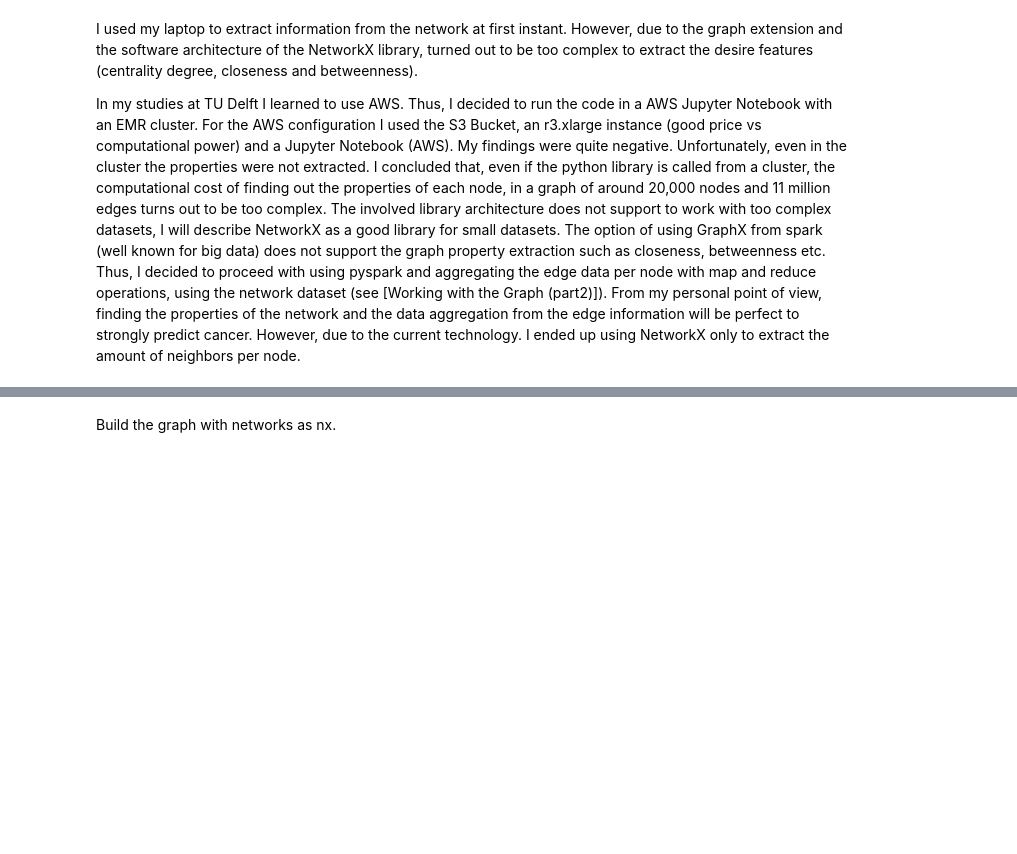
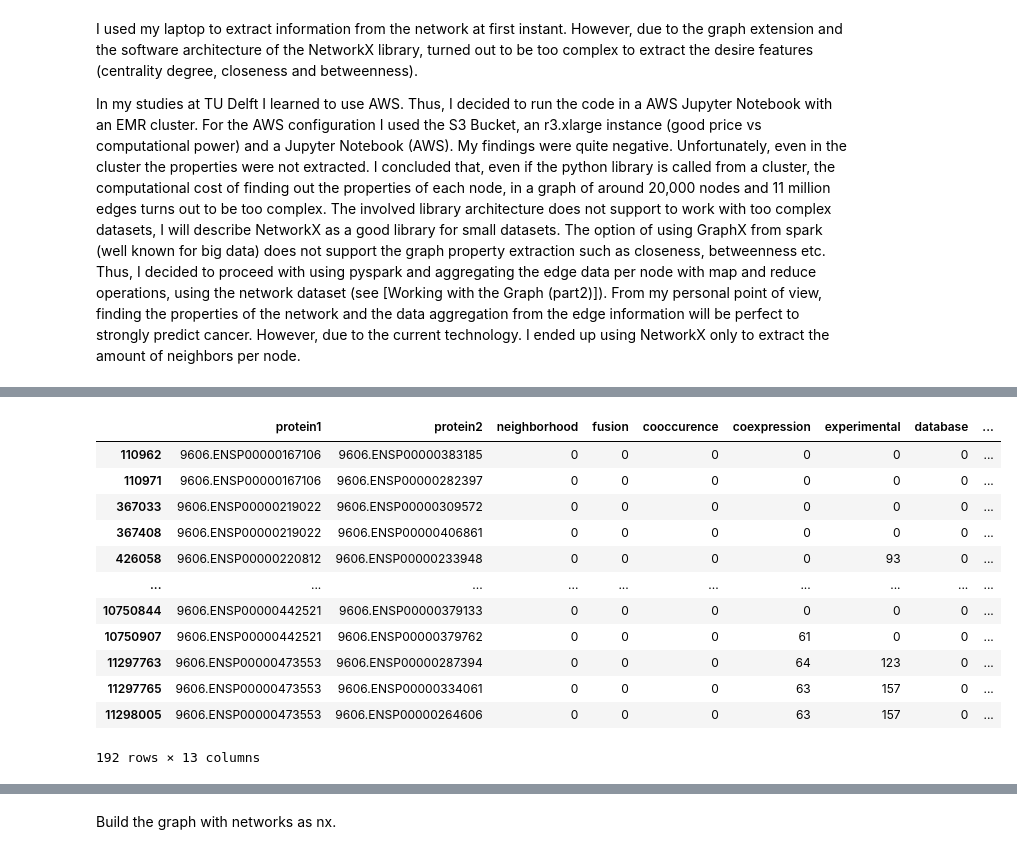
Before and after one commit to nonameforpirate2/DNA, a Jupyter notebook: NetworkAnalysis.ipynb, the cells around one changed output, grey strips where cells are left out. Drawn from its saved outputs; the diff is of its cells as text; code cells hidden in the pictures; blank space fills up the shorter version.

```diff
--- a/NetworkAnalysis.ipynb
+++ b/NetworkAnalysis.ipynb
@@ -775,0 +875,16 @@ proteinNetwork
+# %%
+proteinNetworkCancer[proteinNetworkCancer['cancer_final'] == 1]
+# %% [output]
+|  | protein1 | protein2 | neighborhood | fusion | cooccurence | coexpression | experimental | database | ... |
+| 110962 | 9606.ENSP00000167106 | 9606.ENSP00000383185 | 0 | 0 | 0 | 0 | 0 | 0 | ... |
+| 110971 | 9606.ENSP00000167106 | 9606.ENSP00000282397 | 0 | 0 | 0 | 0 | 0 | 0 | ... |
+| 367033 | 9606.ENSP00000219022 | 9606.ENSP00000309572 | 0 | 0 | 0 | 0 | 0 | 0 | ... |
+| 367408 | 9606.ENSP00000219022 | 9606.ENSP00000406861 | 0 | 0 | 0 | 0 | 0 | 0 | ... |
+| 426058 | 9606.ENSP00000220812 | 9606.ENSP00000233948 | 0 | 0 | 0 | 0 | 93 | 0 | ... |
+| ... | ... | ... | ... | ... | ... | ... | ... | ... | ... |
+| 10750844 | 9606.ENSP00000442521 | 9606.ENSP00000379133 | 0 | 0 | 0 | 0 | 0 | 0 | ... |
+| 10750907 | 9606.ENSP00000442521 | 9606.ENSP00000379762 | 0 | 0 | 0 | 61 | 0 | 0 | ... |
+| 11297763 | 9606.ENSP00000473553 | 9606.ENSP00000287394 | 0 | 0 | 0 | 64 | 123 | 0 | ... |
+| 11297765 | 9606.ENSP00000473553 | 9606.ENSP00000334061 | 0 | 0 | 0 | 63 | 157 | 0 | ... |
+| 11298005 | 9606.ENSP00000473553 | 9606.ENSP00000264606 | 0 | 0 | 0 | 63 | 157 | 0 | ... |
+192 rows × 13 columns
```
Also changed, not shown: parts of 42 cells of this notebook.
